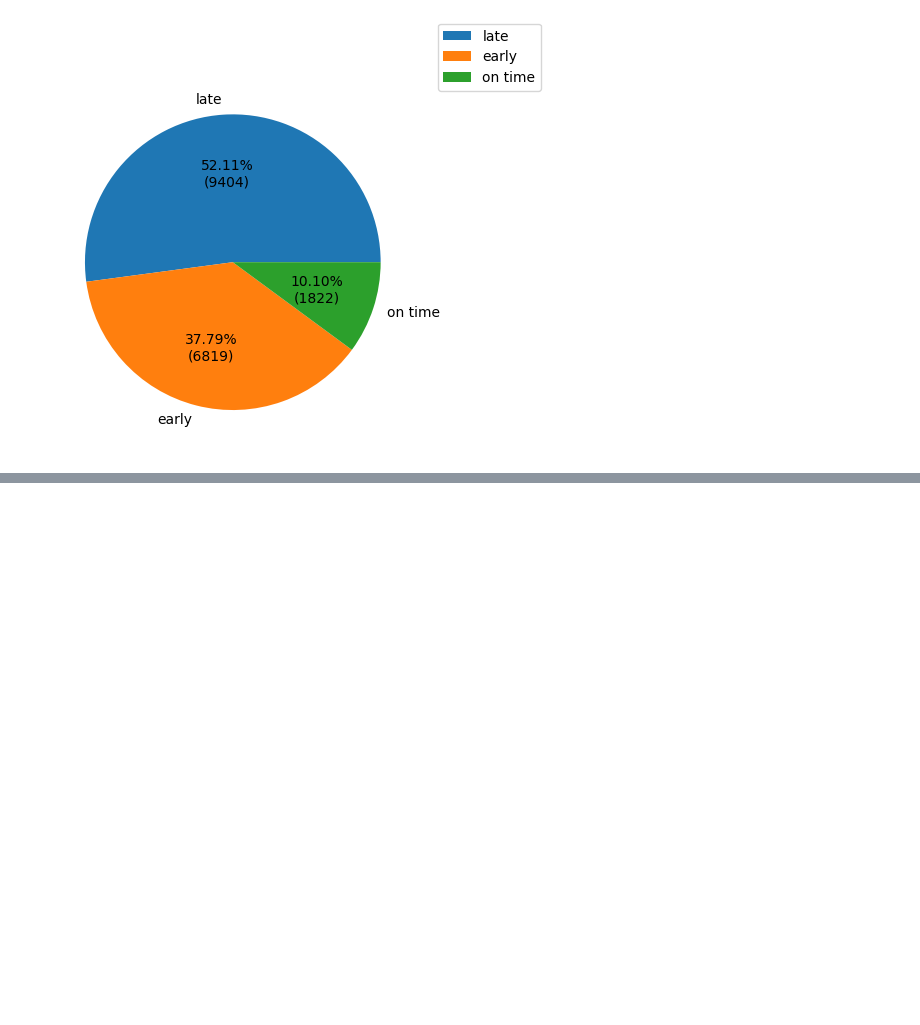
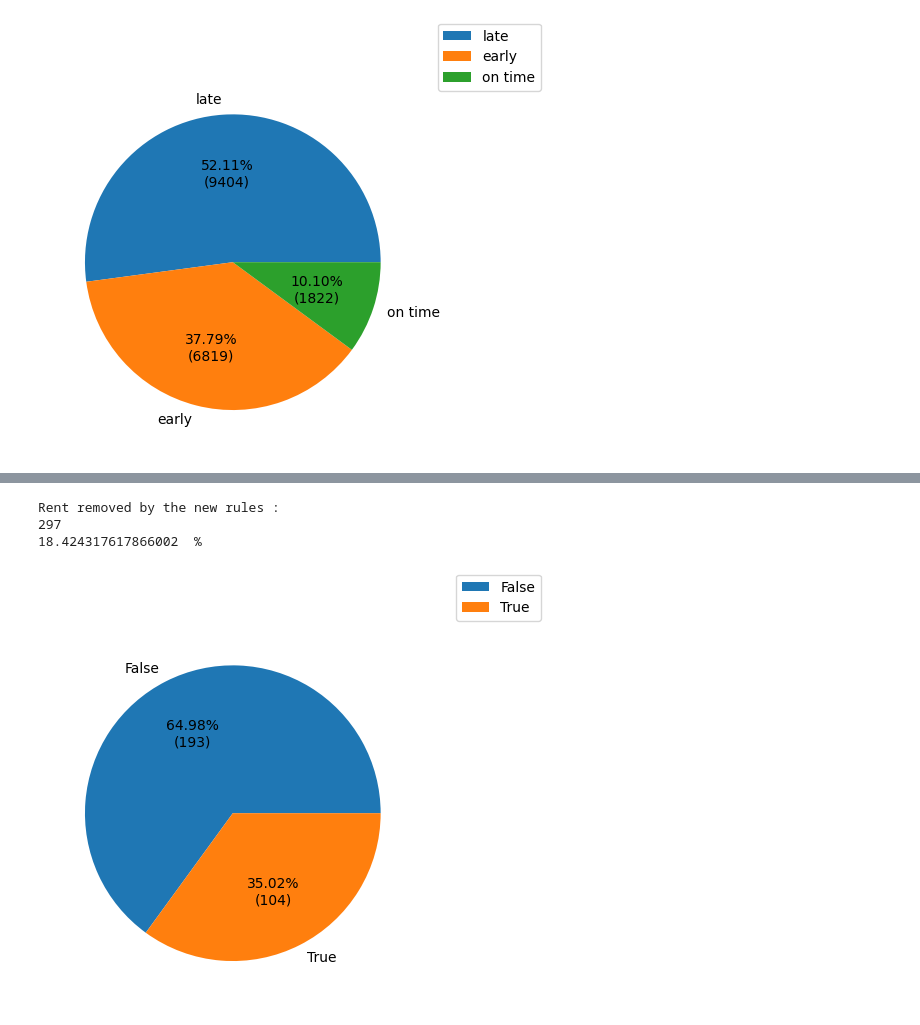
Before and after one commit to TheoGuil/jedha_projects, a Jupyter notebook: Deployment/study.ipynb, the cells around one changed output, grey strips where cells are left out. Drawn from its saved outputs; the diff is of its cells as text; code cells hidden in the pictures; blank space fills up the shorter version.

```diff
--- a/Deployment/study.ipynb
+++ b/Deployment/study.ipynb
@@ -84,0 +175,4 @@ px.histogram(
+# %%
+linked_df["delta_checkout_next_checkin"] = linked_df["delta_checkout_next_checkin"].apply(late_category)
+linked_df["delta_checkout_next_checkin"] = pd.Categorical(linked_df["delta_checkout_next_checkin"], ordered=True,
+                   categories=late_category_ordered)
@@ -84,0 +188,6 @@ px.histogram(
+# %%
+THRESHOLD = 61 # Delay in minutes
+SCOPE = "mobile" # Only for mobile car
+# %%
+linked_df["is_removed_by_new_rules"] = (linked_df["time_delta_in_minutes"] < THRESHOLD) & (linked_df["checkin_type"] == SCOPE)
+linked_df[["time_delta_in_minutes", "checkin_type", "is_removed_by_new_rules"]].head()
@@ -84,0 +201,17 @@ px.histogram(
+# %%
+print("Rent removed by the new rules :")
+print(linked_df.loc[linked_df["is_removed_by_new_rules"]].count().iloc[0])
+print((linked_df.loc[linked_df["is_removed_by_new_rules"]].count().iloc[0] / linked_df.count() * 100).iloc[0], ' %')
+# %% [output]
+Rent removed by the new rules :
+297
+18.424317617866002  %
+# %%
+rent_removed = linked_df.loc[linked_df["is_removed_by_new_rules"],:]
+
+rent_removed_late_checkin_value_counts = rent_removed.late_for_next_checkin.value_counts()
+plt.pie(rent_removed_late_checkin_value_counts, labels=rent_removed_late_checkin_value_counts.index, autopct=lambda p:f'{p:.2f}%\n({p*sum(rent_removed_late_checkin_value_counts)/100 :.0f})')
+plt.figlegend(rent_removed_late_checkin_value_counts.index)
+plt.show()
+# %% [output]
+[figure, added]
```
Also changed, not shown: parts of 10 cells of this notebook.
